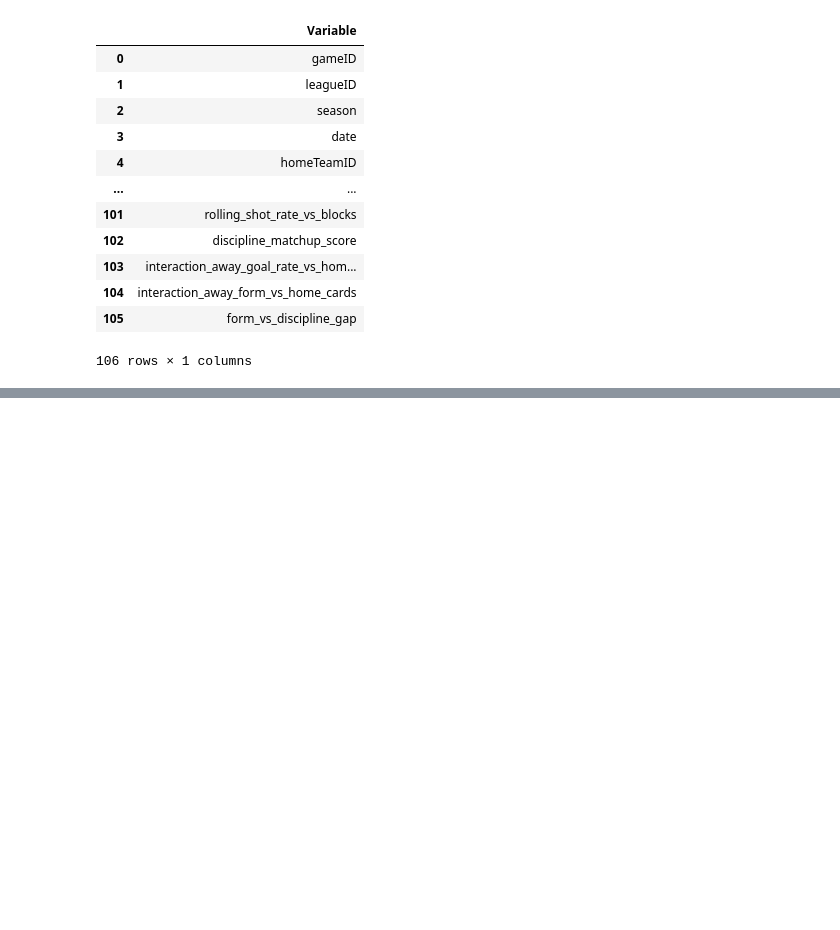
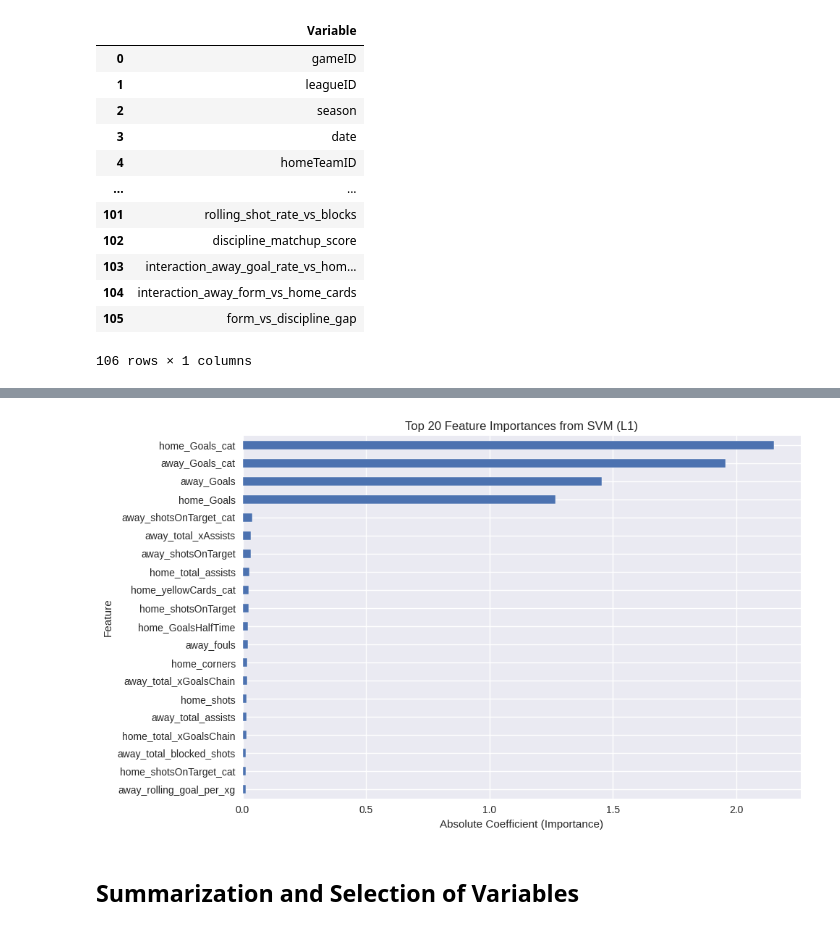
Before and after one commit to Rom5Leo/ML-Project-Football-DataBase, a Jupyter notebook: notebooks/Feature Selection - Football Database.ipynb, the cells around one changed output, grey strips where cells are left out. Drawn from its saved outputs; the diff is of its cells as text; code cells hidden in the pictures; blank space fills up the shorter version.

```diff
--- a/notebooks/Feature Selection - Football Database.ipynb
+++ b/notebooks/Feature Selection - Football Database.ipynb
@@ -93,0 +629,5 @@ ModuleNotFoundError: No module named 'pyMechkar'
+# %%
+from sklearn.svm import LinearSVC
+from sklearn.feature_selection import SelectFromModel
+
+svmmod = LinearSVC(C=0.01, penalty="l1",dual=False).fit(X, y)
@@ -93,0 +678,13 @@ ModuleNotFoundError: No module named 'pyMechkar'
+# %%
+# Get absolute value of coefficients (shape: [n_classes, n_features])
+coefs = np.abs(svmmod.coef_)  # shape: (n_classes, n_features)
+
+# Reduce to one score per feature — use max or sum across classes
+reduced_coefs = coefs.max(axis=0)  # or .sum(axis=0)
+
+# Now match to column names
+selected_svm_features = X_model_input.columns[reduced_coefs != 0]
+# %%
+svm_result = pd.Series(reduced_coefs, index=X_model_input.columns)
+svm_result = svm_result[svm_result != 0].sort_values(ascending=False)
+svm_result.head(20)
@@ -93,0 +709,13 @@ ModuleNotFoundError: No module named 'pyMechkar'
+# %%
+# Plot top 20 SVM feature importances
+svm_result.head(20).plot(kind='barh', figsize=(10, 6))
+plt.title("Top 20 Feature Importances from SVM (L1)")
+plt.xlabel("Absolute Coefficient (Importance)")
+plt.ylabel("Feature")
+plt.gca().invert_yaxis()  # So highest is on top
+plt.tight_layout()
+plt.show()
+# %% [output]
+[figure, added]
+# %% [markdown]
+## Summarization and Selection of Variables
```
Also changed, not shown: parts of 92 cells of this notebook, 9 other files.
